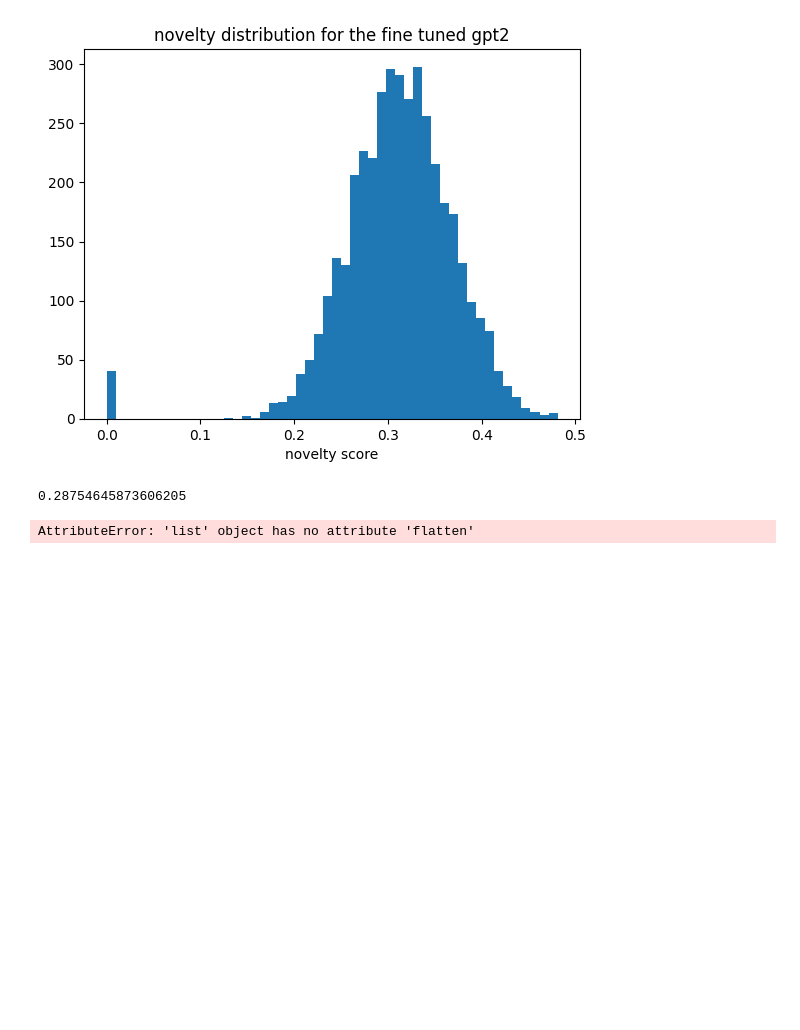
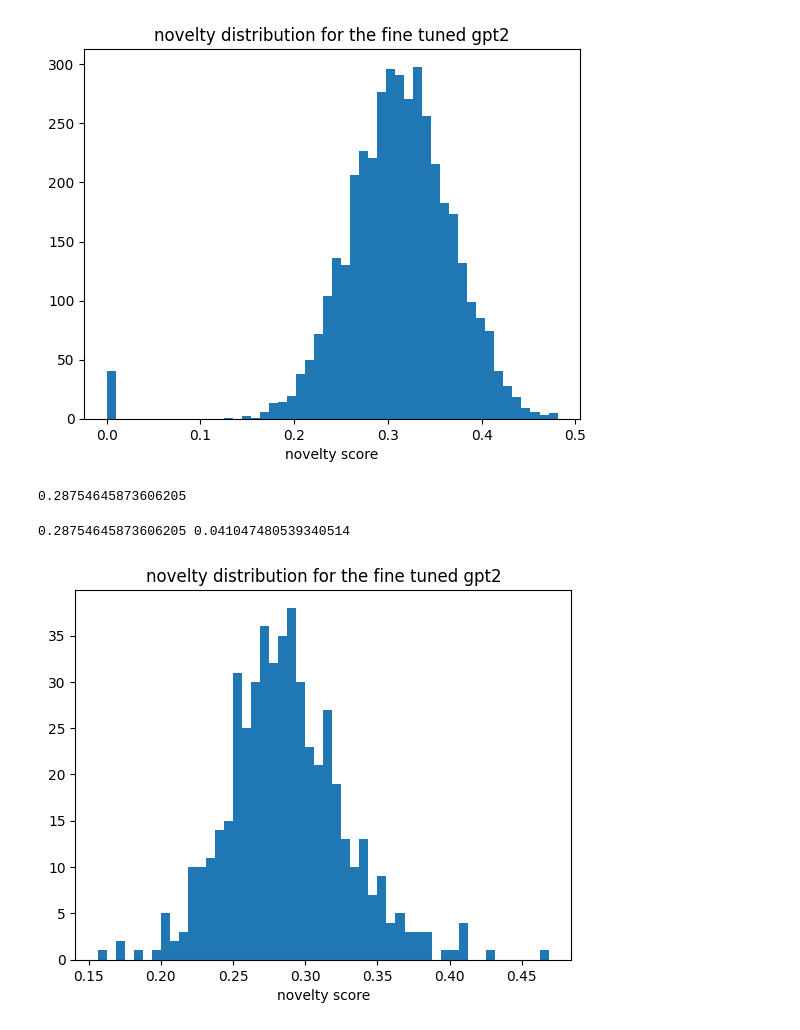
Before and after one commit to zczlsde/SentiBot, a Jupyter notebook: Baseline/run.ipynb, the cells around one changed output. Drawn from its saved outputs; the diff is of its cells as text; code cells hidden in the pictures; blank space fills up the shorter version.

```diff
--- a/Baseline/run.ipynb
+++ b/Baseline/run.ipynb
@@ -145,10 +147,13 @@ np.savetxt('./pre_computed/baseline_novelty_scores.txt', novelty, delimiter=',')
 # %%
+
+novelty_rl = np.loadtxt('./pre_computed/rl_novelty_scores.txt', delimiter=',')
 novelty_rl = novelty_rl.flatten()
 print(np.mean(novelty_rl), np.std(novelty_rl))
 plt.figure()
 plt.hist(novelty_rl, bins=50)
 plt.title("novelty distribution for the fine tuned gpt2")
 plt.xlabel("novelty score")
 plt.show()
 # %% [output]
-AttributeError: 'list' object has no attribute 'flatten'
+0.28754645873606205 0.041047480539340514
+[figure, added]
```
Also changed, not shown: parts of 3 cells of this notebook, 3 other files.
